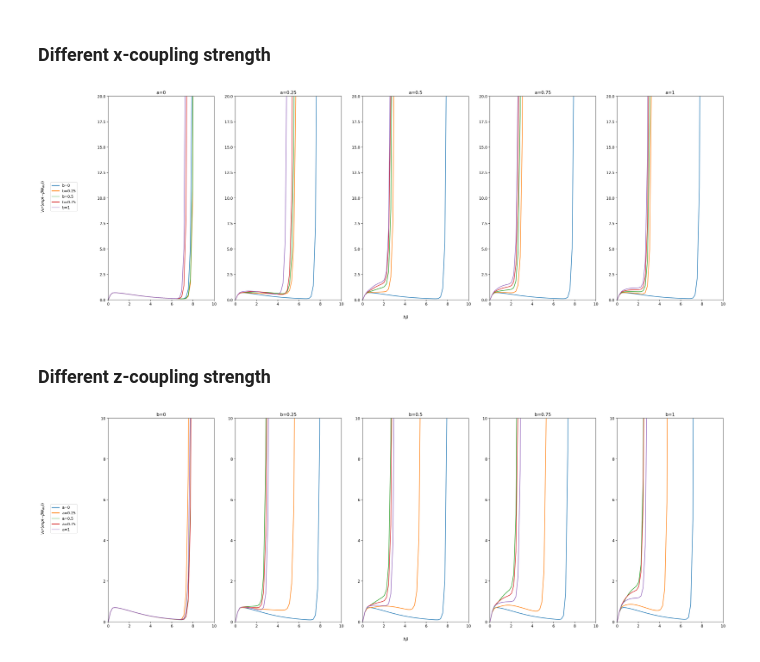
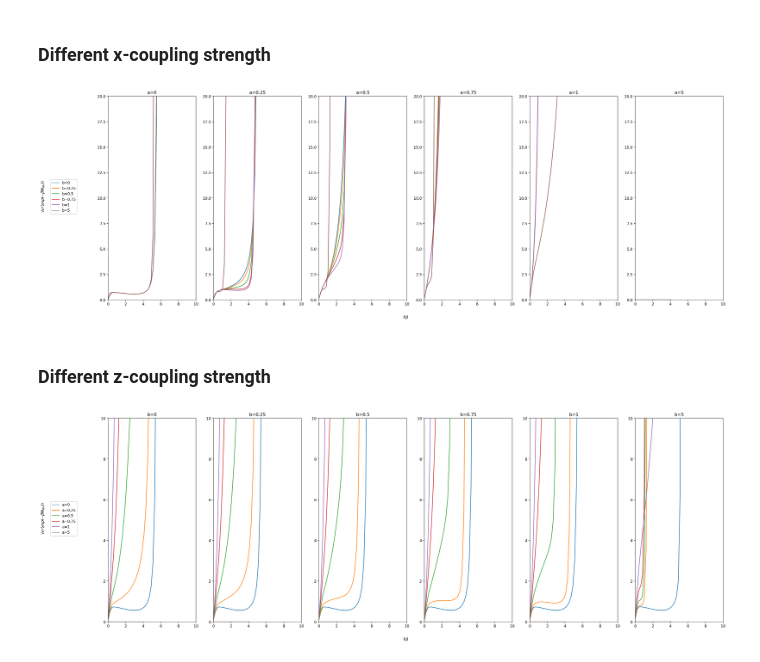
Before and after one commit to Shenlong-Yu/Divergence-in-the-Variance-of-Jarzynski-Estimator, a Jupyter notebook: Rabi/Variance calculation_Rabi.ipynb, the cells around one changed output. Cells and saved outputs as stored; diff of their text form; code cells hidden in the pictures.

```diff
--- a/Rabi/Variance calculation_Rabi.ipynb
+++ b/Rabi/Variance calculation_Rabi.ipynb
@@ -146,12 +146,12 @@ plt.show()
 # %% [markdown]
 ### Different x-coupling strength
 # %%
-tau= 1000
-a_s=[0,0.25,0.5,0.75,1]
+tau= 5
+a_s=[0,0.25,0.5,0.75,1,5]
 fig, axs = plt.subplots(nrows=1, ncols=len(a_s), figsize=(30, 10))
 
 for i, a in enumerate(a_s):
-    for j, b in enumerate([0, 0.25, 0.5, 0.75, 1]):
+    for j, b in enumerate([0, 0.25, 0.5, 0.75, 1, 5]):
         var_list_data = var_list(a, b, tau)
         if i == 0:
             axs[i].plot(beta_range, var_list_data, label=f'b={b}')
@@ -167,30 +167,29 @@ fig.legend(loc='center left', bbox_to_anchor=(0.05, 0.5))
 
 plt.show()
 # %% [output]
-[figure, old version]
+[figure, new version]
 # %% [markdown]
 ### Different z-coupling strength
 # %%
-tau=1000
-b_s=[0,0.25,0.5,0.75,1]
+tau= 5
+b_s=[0,0.25,0.5,0.75,1,5]
 fig, axs = plt.subplots(nrows=1, ncols=len(b_s), figsize=(30, 10))
 
 for i, b in enumerate(b_s):
-    for j, a in enumerate([0, 0.25, 0.5, 0.75, 1]):
+    for j, a in enumerate([0, 0.25, 0.5, 0.75, 1, 5]):
         var_list_data = var_list(a, b, tau)
         if i == 0:
             axs[i].plot(beta_range, var_list_data, label=f'a={a}')
         else:
             axs[i].plot(beta_range, var_list_data)
         axs[i].set_title(f'b={b}')
         axs[i].set_ylim(0, 10)
         axs[i].set_xlim(0, 10)
 
 fig.text(0.5, 0.04, r'$\hbar \beta$', ha='center')
 fig.text(0.04, 0.5, r'$Var(exp(-\beta W_{dis}))$', va='center', rotation='vertical')
 
 fig.legend(loc='center left', bbox_to_anchor=(0.05, 0.5))
-
 plt.show()
 # %% [output]
-[figure, old version]
+[figure, new version]
```
Also changed, not shown: 3 other files.
